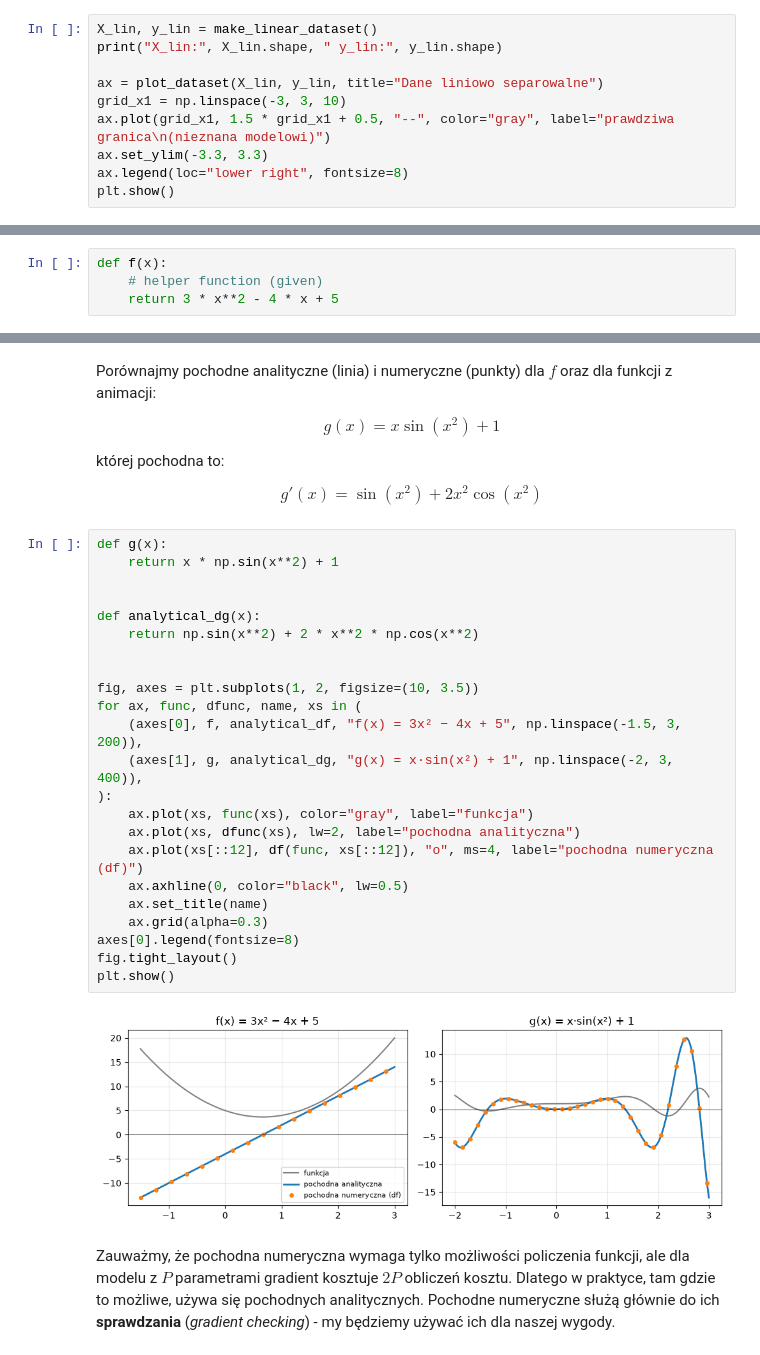
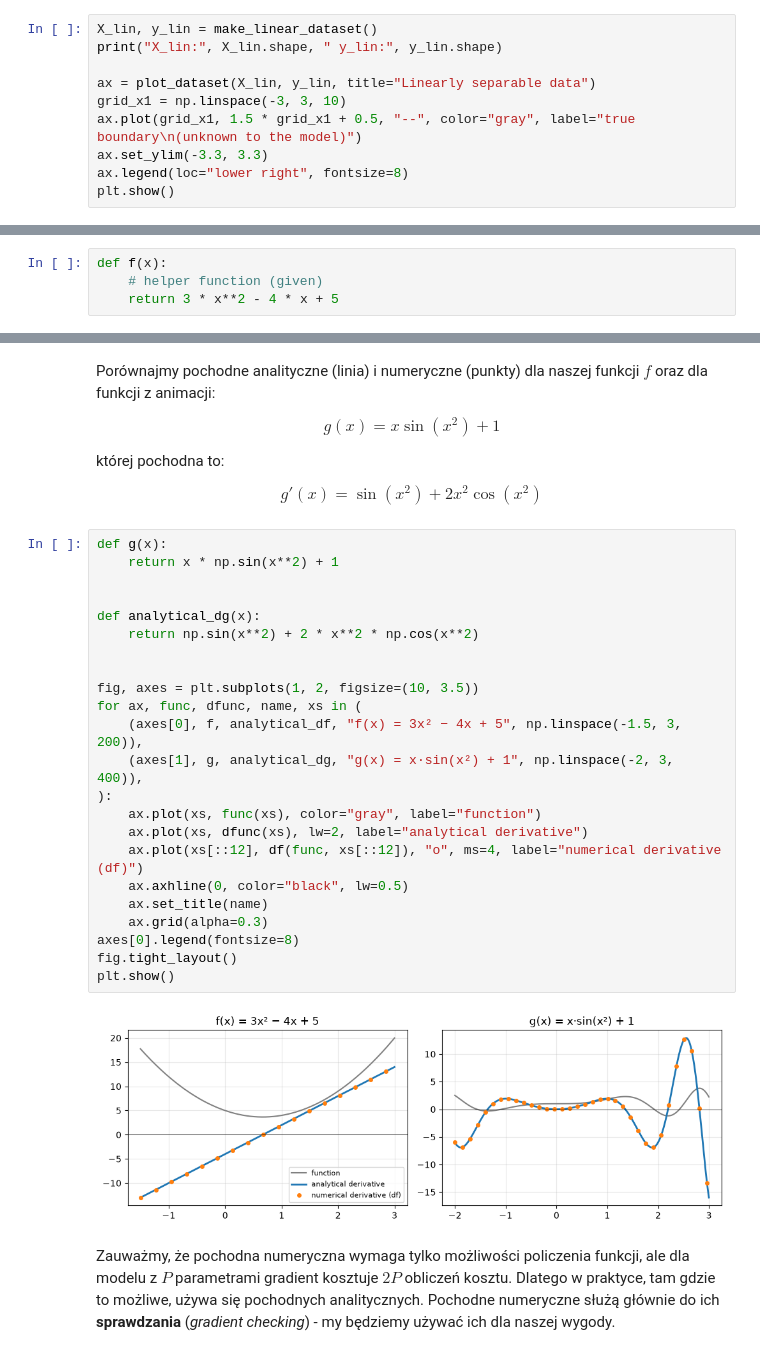
Before and after one commit to pFornagiel/podstawy-sztucznej-inteligencji, a Jupyter notebook: lab_3_remaster/lab_3_solution.ipynb, the cells around one changed output, grey strips where cells are left out. Cells and saved outputs as stored; diff of their text form.

```diff
--- a/lab_3_remaster/lab_3_solution.ipynb
+++ b/lab_3_remaster/lab_3_solution.ipynb
@@ -145,9 +160,9 @@ def plot_training(history, predict_proba, X, y, title="", compare=None, mark_err
 X_lin, y_lin = make_linear_dataset()
 print("X_lin:", X_lin.shape, " y_lin:", y_lin.shape)
 
-ax = plot_dataset(X_lin, y_lin, title="Dane liniowo separowalne")
+ax = plot_dataset(X_lin, y_lin, title="Linearly separable data")
 grid_x1 = np.linspace(-3, 3, 10)
-ax.plot(grid_x1, 1.5 * grid_x1 + 0.5, "--", color="gray", label="prawdziwa granica\n(nieznana modelowi)")
+ax.plot(grid_x1, 1.5 * grid_x1 + 0.5, "--", color="gray", label="true boundary\n(unknown to the model)")
 ax.set_ylim(-3.3, 3.3)
 ax.legend(loc="lower right", fontsize=8)
 plt.show()
@@ -210,5 +213,5 @@ sprawdz_zadanie_1(analytical_df, df)
 # %% [markdown]
-Porównajmy pochodne analityczne (linia) i numeryczne (punkty) dla $f$ oraz dla funkcji z animacji:
+Porównajmy pochodne analityczne (linia) i numeryczne (punkty) dla naszej funkcji $f$ oraz dla funkcji z animacji:
 
 $$
 g(x) = x \sin(x^2) + 1
@@ -222,28 +225,28 @@ $$
 # %%
 def g(x):
     return x * np.sin(x**2) + 1
 
 
 def analytical_dg(x):
     return np.sin(x**2) + 2 * x**2 * np.cos(x**2)
 
 
 fig, axes = plt.subplots(1, 2, figsize=(10, 3.5))
 for ax, func, dfunc, name, xs in (
     (axes[0], f, analytical_df, "f(x) = 3x² − 4x + 5", np.linspace(-1.5, 3, 200)),
     (axes[1], g, analytical_dg, "g(x) = x·sin(x²) + 1", np.linspace(-2, 3, 400)),
 ):
-    ax.plot(xs, func(xs), color="gray", label="funkcja")
-    ax.plot(xs, dfunc(xs), lw=2, label="pochodna analityczna")
-    ax.plot(xs[::12], df(func, xs[::12]), "o", ms=4, label="pochodna numeryczna (df)")
+    ax.plot(xs, func(xs), color="gray", label="function")
+    ax.plot(xs, dfunc(xs), lw=2, label="analytical derivative")
+    ax.plot(xs[::12], df(func, xs[::12]), "o", ms=4, label="numerical derivative (df)")
     ax.axhline(0, color="black", lw=0.5)
     ax.set_title(name)
     ax.grid(alpha=0.3)
 axes[0].legend(fontsize=8)
 fig.tight_layout()
 plt.show()
 # %% [output]
-[figure, old version]
+[figure, new version]
 # %% [markdown]
 Zauważmy, że pochodna numeryczna wymaga tylko możliwości policzenia funkcji, ale dla modelu z $P$ parametrami gradient kosztuje
 $2P$ obliczeń kosztu. Dlatego w praktyce, tam gdzie to możliwe, używa się pochodnych analitycznych. Pochodne numeryczne służą głównie do
```
Also changed, not shown: parts of 84 cells of this notebook, 5 other files.
